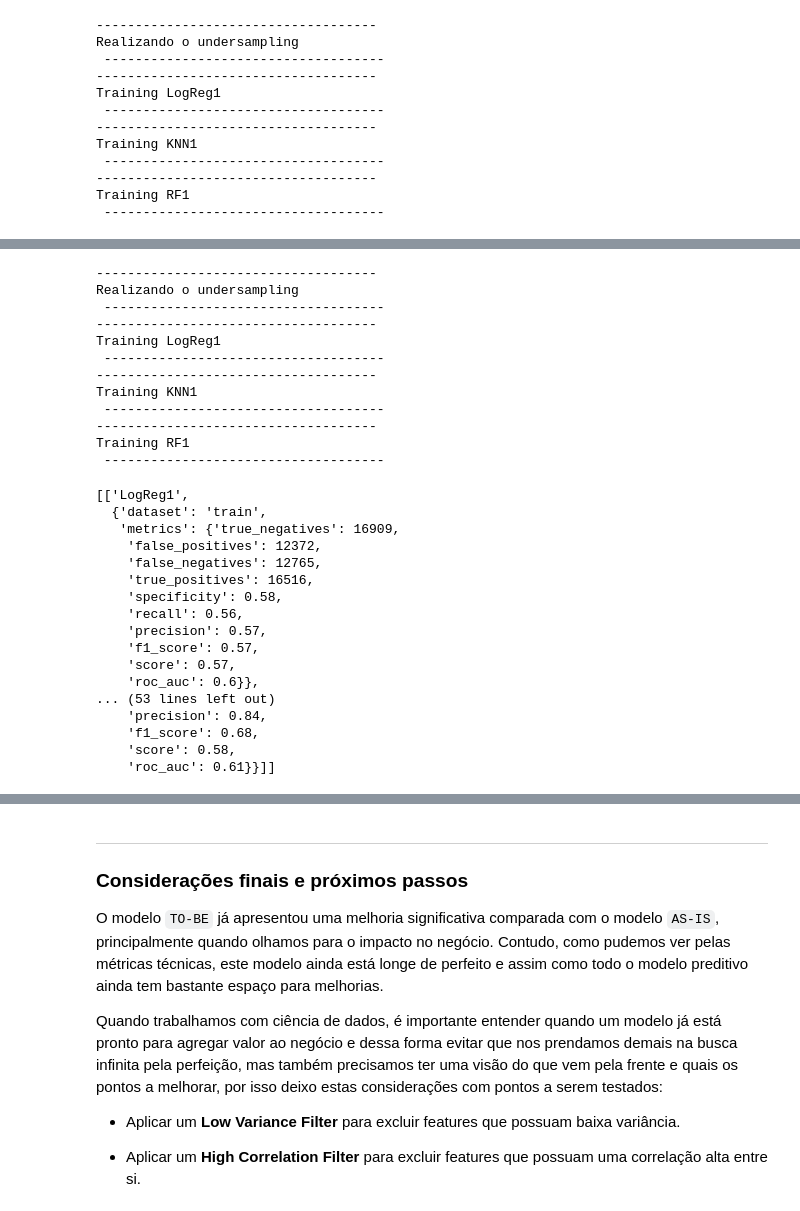
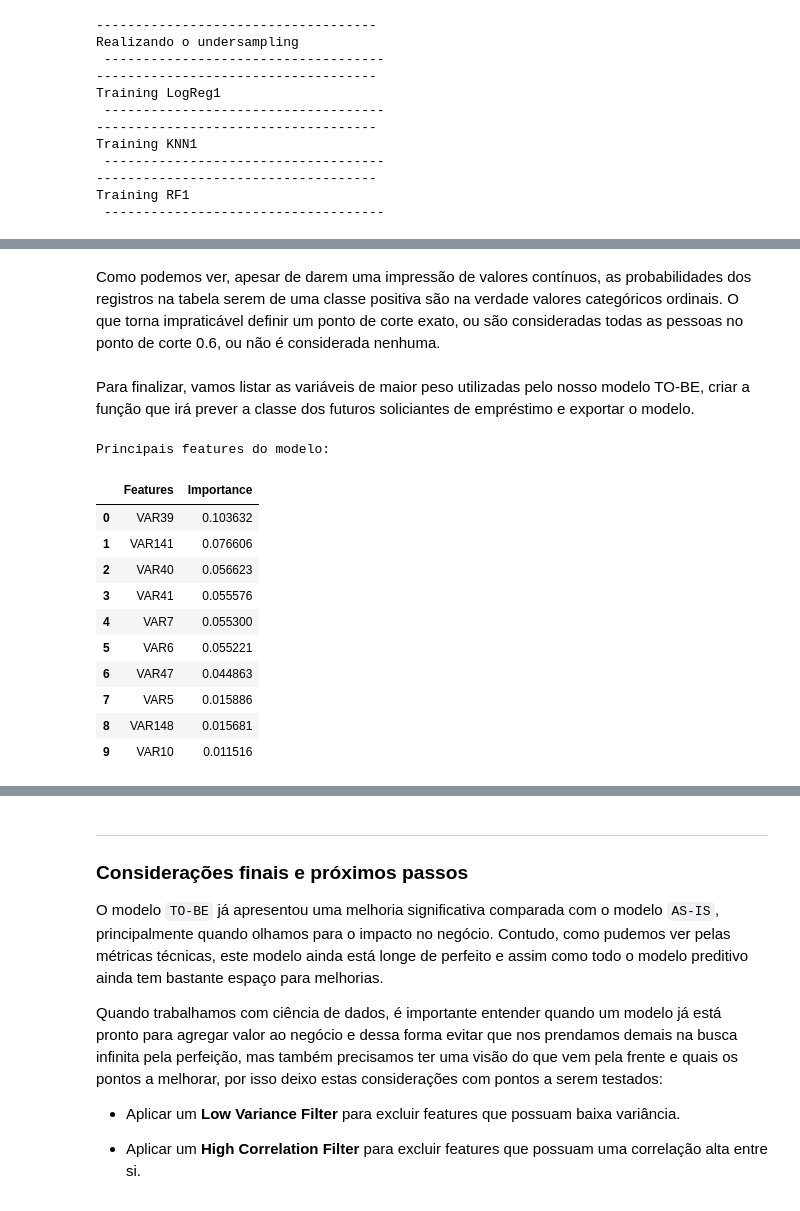
Before and after one commit to gasp37/credit-project, a Jupyter notebook: src/credit-project.ipynb, the cells around one changed output, grey strips where cells are left out. Drawn from its saved outputs; the diff is of its cells as text; code cells hidden in the pictures.

```diff
--- a/src/credit-project.ipynb
+++ b/src/credit-project.ipynb
@@ -607 +761,30 @@ models_metrics
+# %% [markdown]
+Como podemos ver, apesar de darem uma impressão de valores contínuos, as probabilidades dos registros na tabela serem de uma classe positiva são na verdade valores categóricos ordinais. O que torna impraticável definir um ponto de corte exato, ou são consideradas todas as pessoas no ponto de corte 0.6, ou não é considerada nenhuma.
+# %% [markdown]
+Para finalizar, vamos listar as variáveis de maior peso utilizadas pelo nosso modelo TO-BE, criar a função que irá prever a classe dos futuros soliciantes de empréstimo e exportar o modelo.
+# %%
+to_be_classifier = models[2].best_estimator_
+top_features = pd.DataFrame(
+                {"Features": to_be_classifier.feature_names_in_,
+                "Importance": to_be_classifier.feature_importances_
+                })\
+                .sort_values("Importance", ascending=False)\
+                .reset_index(drop=True)
+
+print("Principais features do modelo:")
+
+display(top_features.head(10))
+# %% [output]
+Principais features do modelo:
+|  | Features | Importance |
+| 0 | VAR39 | 0.103632 |
+| 1 | VAR141 | 0.076606 |
+| 2 | VAR40 | 0.056623 |
+| 3 | VAR41 | 0.055576 |
+| 4 | VAR7 | 0.055300 |
+| 5 | VAR6 | 0.055221 |
+| 6 | VAR47 | 0.044863 |
+| 7 | VAR5 | 0.015886 |
+| 8 | VAR148 | 0.015681 |
+| 9 | VAR10 | 0.011516 |
 # %%
@@ -619,35 +798,0 @@ X_teste_proba = predict_class(modelo_teste, X_test)
-# %%
-models2, models_metrics2 = train_models(X_train, y_train, X_test, y_test, estimators, scoring="f1")
-# %% [output]
-------------------------------------
-Realizando o undersampling
- ------------------------------------
-------------------------------------
-Training LogReg1
- ------------------------------------
-------------------------------------
-Training KNN1
- ------------------------------------
-------------------------------------
-Training RF1
- ------------------------------------
-# %%
-models_metrics2
-# %% [output]
-[['LogReg1',
-  {'dataset': 'train',
-   'metrics': {'true_negatives': 16909,
-    'false_positives': 12372,
-    'false_negatives': 12765,
-    'true_positives': 16516,
-    'specificity': 0.58,
-    'recall': 0.56,
-    'precision': 0.57,
-    'f1_score': 0.57,
-    'score': 0.57,
-    'roc_auc': 0.6}},
-... (53 lines left out)
-    'precision': 0.84,
-    'f1_score': 0.68,
-    'score': 0.58,
-    'roc_auc': 0.61}}]]
```
Also changed, not shown: parts of 26 cells of this notebook.
